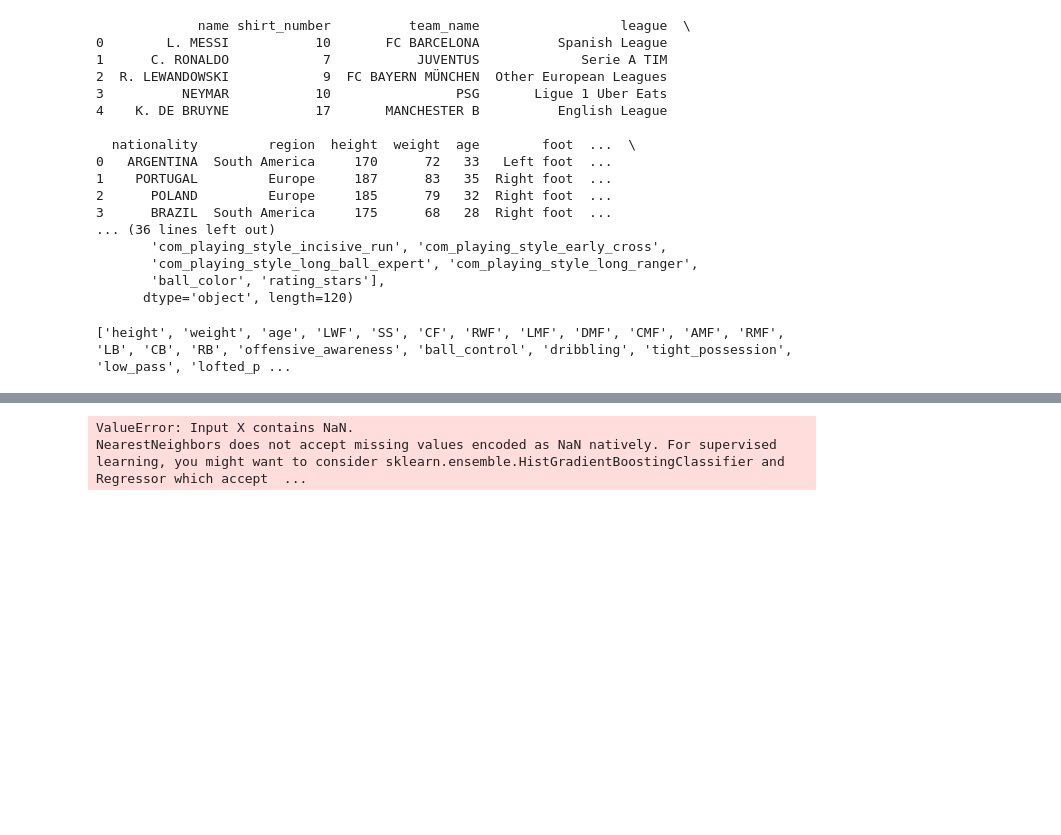
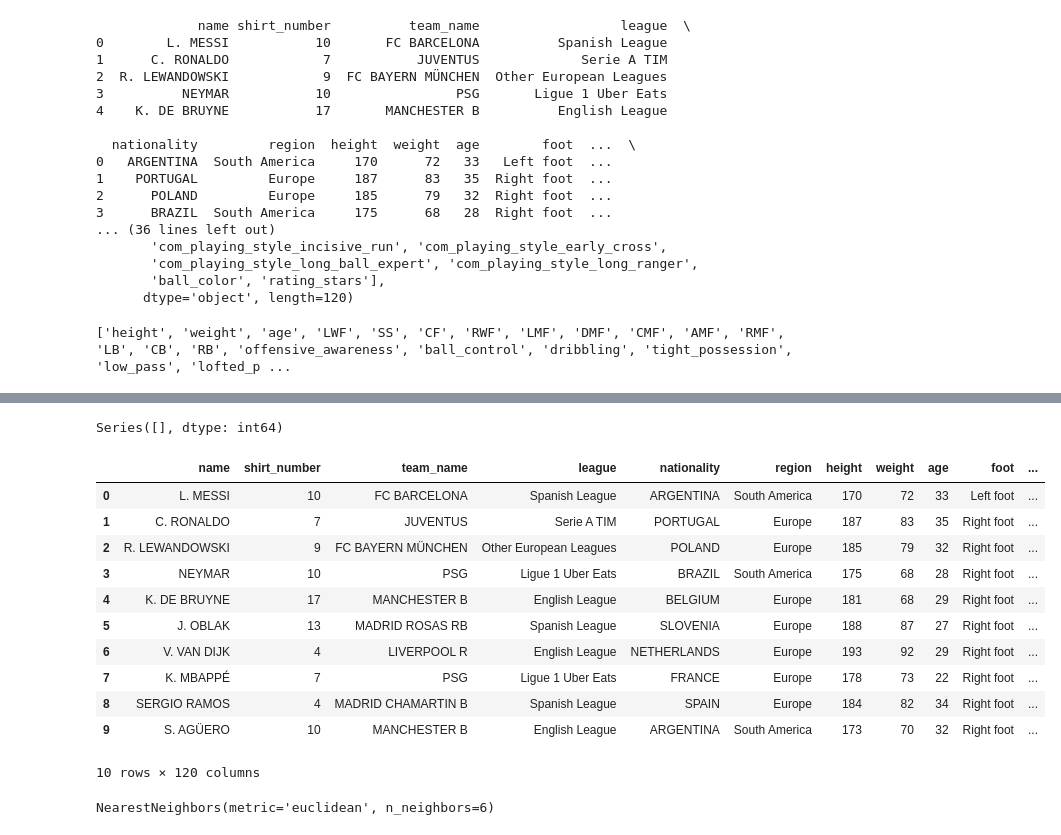
Before and after one commit to SyahrialHipdi/Pes_Similiarity, a Jupyter notebook: similiarity.ipynb, the cells around one changed output, grey strips where cells are left out. Saved outputs shown, nothing was run; the diff lists cells and outputs as text; code cells hidden in the pictures; blank space fills up the shorter version.

```diff
--- a/similiarity.ipynb
+++ b/similiarity.ipynb
@@ -42,9 +42,25 @@ import numpy as np
 
 # Kolom yang bukan atribut pemain
 exclude_columns = [
-    'Name',
-    'Position',
-    'Team'
+    'name',
+    'shirt_number',
+    'team_name',
+    'league',
+    'nationality',
+    'rating_as_GK',
+    'rating_as_CB',
+    'rating_as_LB',
+    'rating_as_RB',
+    'rating_as_DMF',
+    'rating_as_CMF',
+    'rating_as_LMF',
+    'rating_as_RMF',
+    'rating_as_AMF',
+    'rating_as_LWF',
+    'rating_as_RWF',
+    'rating_as_SS',
+    'rating_as_CF',
+    'ball_color',
 ]
 
 feature_columns = [
@@ -68,3 +101,25 @@ X = scaler.fit_transform(df[feature_columns])
+# %%
+nan_cols = df[feature_columns].isna().sum()
+print(nan_cols[nan_cols > 0].sort_values(ascending=False))
+# %% [output]
+Series([], dtype: int64)
+# %%
+df[feature_columns] = df[feature_columns].fillna(0)
+# %%
+df.head(10)
+# %% [output]
+|  | name | shirt_number | team_name | league | nationality | region | height | weight | age | foot | ... |
+| 0 | L. MESSI | 10 | FC BARCELONA | Spanish League | ARGENTINA | South America | 170 | 72 | 33 | Left foot | ... |
+| 1 | C. RONALDO | 7 | JUVENTUS | Serie A TIM | PORTUGAL | Europe | 187 | 83 | 35 | Right foot | ... |
+| 2 | R. LEWANDOWSKI | 9 | FC BAYERN MÜNCHEN | Other European Leagues | POLAND | Europe | 185 | 79 | 32 | Right foot | ... |
+| 3 | NEYMAR | 10 | PSG | Ligue 1 Uber Eats | BRAZIL | South America | 175 | 68 | 28 | Right foot | ... |
+| 4 | K. DE BRUYNE | 17 | MANCHESTER B | English League | BELGIUM | Europe | 181 | 68 | 29 | Right foot | ... |
+| 5 | J. OBLAK | 13 | MADRID ROSAS RB | Spanish League | SLOVENIA | Europe | 188 | 87 | 27 | Right foot | ... |
+| 6 | V. VAN DIJK | 4 | LIVERPOOL R | English League | NETHERLANDS | Europe | 193 | 92 | 29 | Right foot | ... |
+| 7 | K. MBAPPÉ | 7 | PSG | Ligue 1 Uber Eats | FRANCE | Europe | 178 | 73 | 22 | Right foot | ... |
+| 8 | SERGIO RAMOS | 4 | MADRID CHAMARTIN B | Spanish League | SPAIN | Europe | 184 | 82 | 34 | Right foot | ... |
+| 9 | S. AGÜERO | 10 | MANCHESTER B | English League | ARGENTINA | South America | 173 | 70 | 32 | Right foot | ... |
+10 rows × 120 columns
 # %%
 # ====================================
 # KNN MODEL
@@ -78,8 +133,7 @@ knn = NearestNeighbors(
 
 knn.fit(X)
 # %% [output]
-ValueError: Input X contains NaN.
-NearestNeighbors does not accept missing values encoded as NaN natively. For supervised learning, you might want to consider sklearn.ensemble.HistGradientBoostingClassifier and Regressor which accept  ...
+NearestNeighbors(metric='euclidean', n_neighbors=6)
 # %%
 # ====================================
 # CARI PEMAIN MIRIP
```
Also changed, not shown: parts of 4 cells of this notebook.
